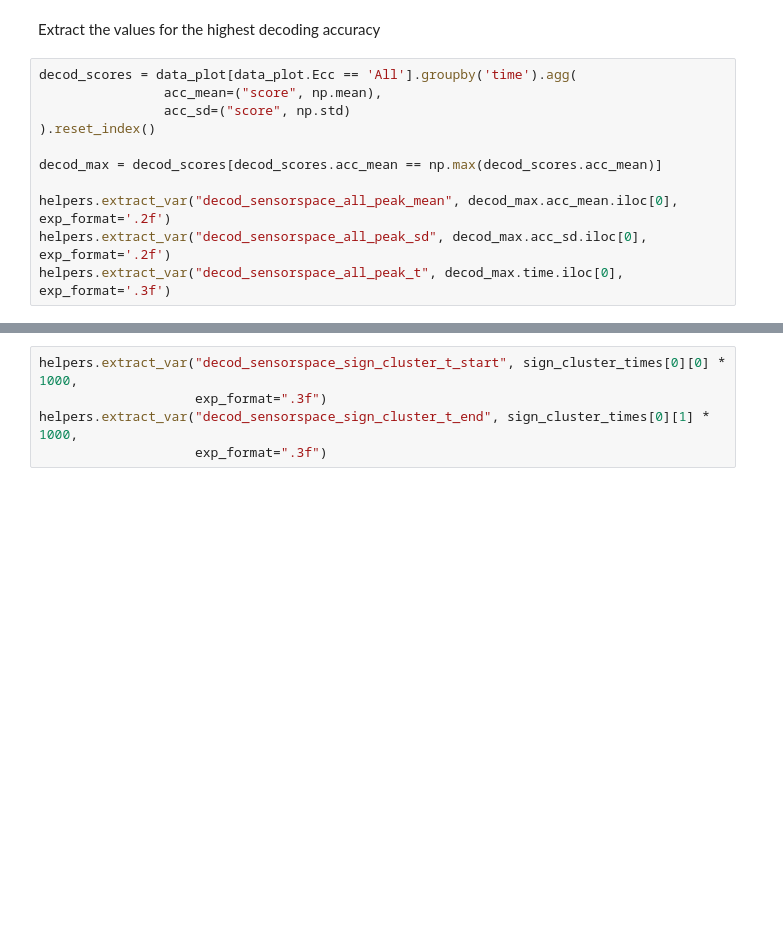
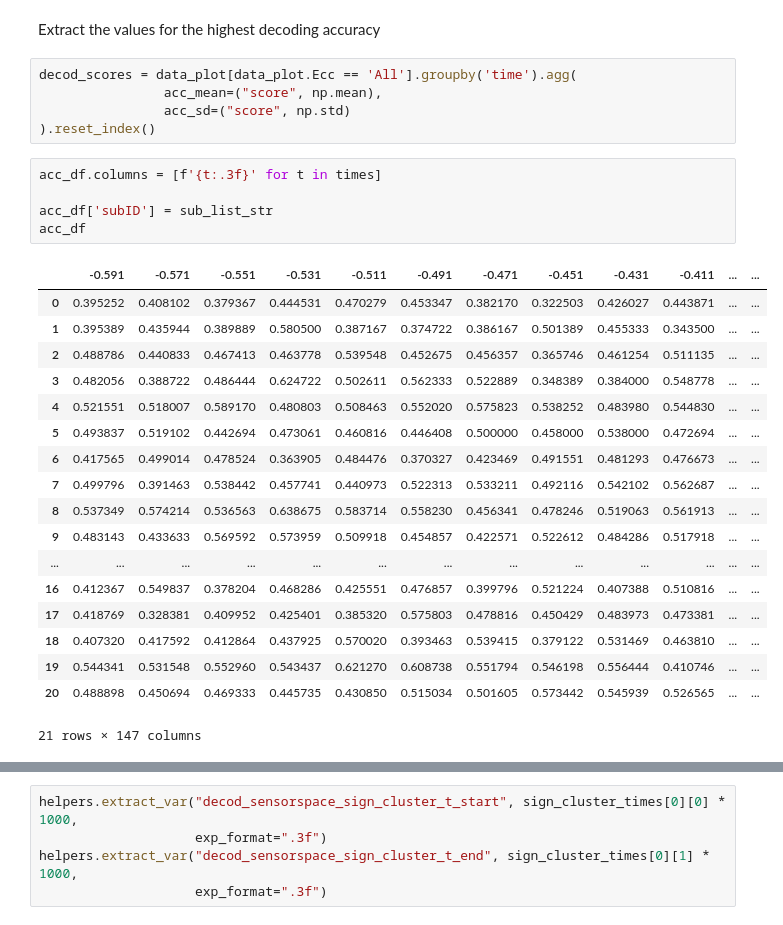
Before and after one commit to eioe/vMemEcc-Analyses, a Jupyter notebook: Analyses_Py/04.1-decoding_sensorspace_plotters.ipynb, the cells around one changed output, grey strips where cells are left out. Saved outputs shown, nothing was run; the diff lists cells and outputs as text; blank space fills up the shorter version.

Commit message:
add extractions

```diff
--- a/Analyses_Py/04.1-decoding_sensorspace_plotters.ipynb
+++ b/Analyses_Py/04.1-decoding_sensorspace_plotters.ipynb
@@ -434,9 +436,27 @@ decod_scores = data_plot[data_plot.Ecc == 'All'].groupby('time').agg(
                 acc_mean=("score", np.mean),
                 acc_sd=("score", np.std)
 ).reset_index()
-
-decod_max = decod_scores[decod_scores.acc_mean == np.max(decod_scores.acc_mean)]
-
-helpers.extract_var("decod_sensorspace_all_peak_mean", decod_max.acc_mean.iloc[0], exp_format='.2f')
-helpers.extract_var("decod_sensorspace_all_peak_sd", decod_max.acc_sd.iloc[0], exp_format='.2f')
-helpers.extract_var("decod_sensorspace_all_peak_t", decod_max.time.iloc[0], exp_format='.3f')
+# %%
+acc_df.columns = [f'{t:.3f}' for t in times]
+
+acc_df['subID'] = sub_list_str
+acc_df
+# %% [output]
+|  | -0.591 | -0.571 | -0.551 | -0.531 | -0.511 | -0.491 | -0.471 | -0.451 | -0.431 | -0.411 | ... | ... |
+| 0 | 0.395252 | 0.408102 | 0.379367 | 0.444531 | 0.470279 | 0.453347 | 0.382170 | 0.322503 | 0.426027 | 0.443871 | ... | ... |
+| 1 | 0.395389 | 0.435944 | 0.389889 | 0.580500 | 0.387167 | 0.374722 | 0.386167 | 0.501389 | 0.455333 | 0.343500 | ... | ... |
+| 2 | 0.488786 | 0.440833 | 0.467413 | 0.463778 | 0.539548 | 0.452675 | 0.456357 | 0.365746 | 0.461254 | 0.511135 | ... | ... |
+| 3 | 0.482056 | 0.388722 | 0.486444 | 0.624722 | 0.502611 | 0.562333 | 0.522889 | 0.348389 | 0.384000 | 0.548778 | ... | ... |
+| 4 | 0.521551 | 0.518007 | 0.589170 | 0.480803 | 0.508463 | 0.552020 | 0.575823 | 0.538252 | 0.483980 | 0.544830 | ... | ... |
+| 5 | 0.493837 | 0.519102 | 0.442694 | 0.473061 | 0.460816 | 0.446408 | 0.500000 | 0.458000 | 0.538000 | 0.472694 | ... | ... |
+| 6 | 0.417565 | 0.499014 | 0.478524 | 0.363905 | 0.484476 | 0.370327 | 0.423469 | 0.491551 | 0.481293 | 0.476673 | ... | ... |
+| 7 | 0.499796 | 0.391463 | 0.538442 | 0.457741 | 0.440973 | 0.522313 | 0.533211 | 0.492116 | 0.542102 | 0.562687 | ... | ... |
+| 8 | 0.537349 | 0.574214 | 0.536563 | 0.638675 | 0.583714 | 0.558230 | 0.456341 | 0.478246 | 0.519063 | 0.561913 | ... | ... |
+| 9 | 0.483143 | 0.433633 | 0.569592 | 0.573959 | 0.509918 | 0.454857 | 0.422571 | 0.522612 | 0.484286 | 0.517918 | ... | ... |
+| ... | ... | ... | ... | ... | ... | ... | ... | ... | ... | ... | ... | ... |
+| 16 | 0.412367 | 0.549837 | 0.378204 | 0.468286 | 0.425551 | 0.476857 | 0.399796 | 0.521224 | 0.407388 | 0.510816 | ... | ... |
+| 17 | 0.418769 | 0.328381 | 0.409952 | 0.425401 | 0.385320 | 0.575803 | 0.478816 | 0.450429 | 0.483973 | 0.473381 | ... | ... |
+| 18 | 0.407320 | 0.417592 | 0.412864 | 0.437925 | 0.570020 | 0.393463 | 0.539415 | 0.379122 | 0.531469 | 0.463810 | ... | ... |
+| 19 | 0.544341 | 0.531548 | 0.552960 | 0.543437 | 0.621270 | 0.608738 | 0.551794 | 0.546198 | 0.556444 | 0.410746 | ... | ... |
+| 20 | 0.488898 | 0.450694 | 0.469333 | 0.445735 | 0.430850 | 0.515034 | 0.501605 | 0.573442 | 0.545939 | 0.526565 | ... | ... |
+21 rows × 147 columns
```
Also changed, not shown: parts of 15 cells of this notebook, 1 other file.
